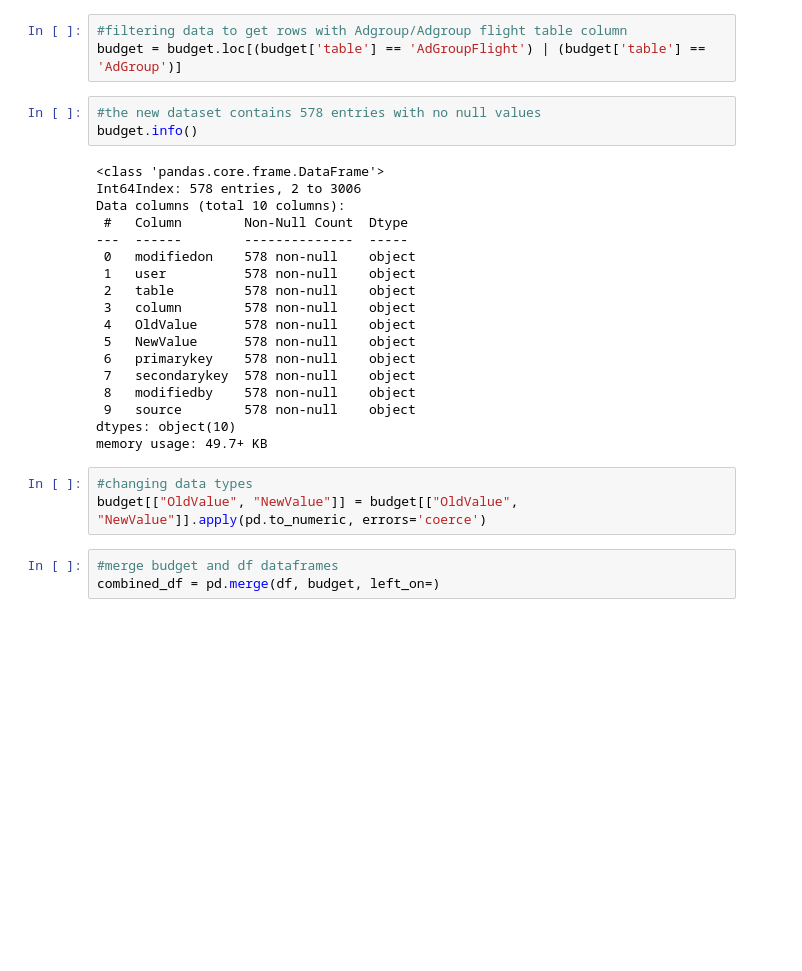
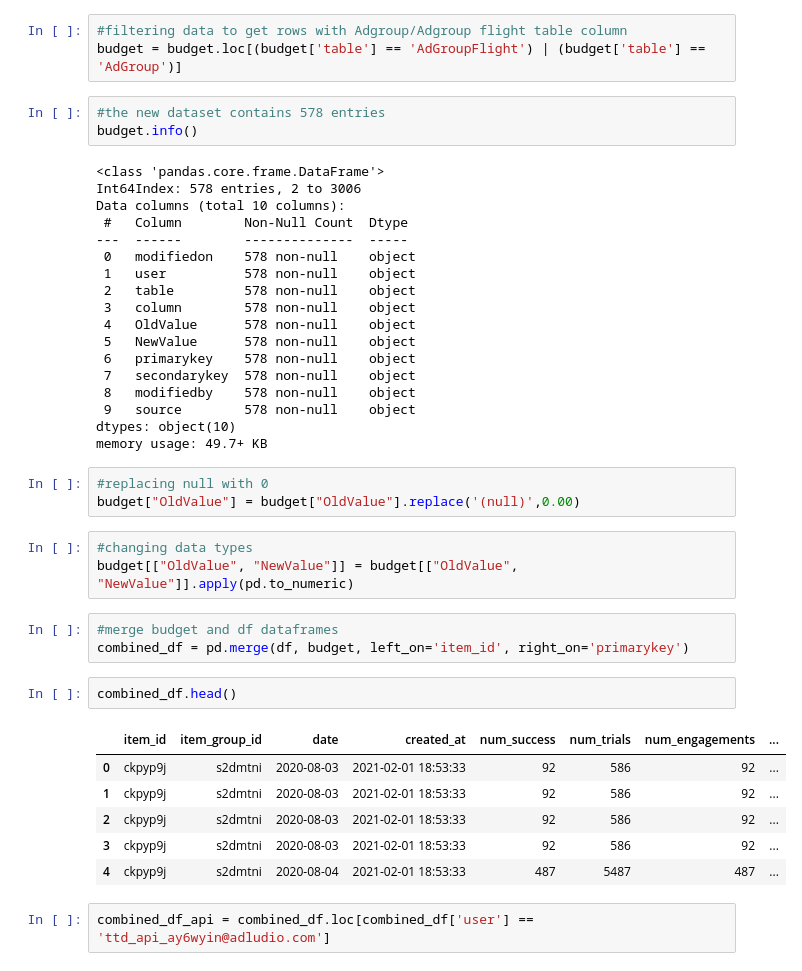
Before and after one commit to VictoriaAkintomide/algos-challenge, a Jupyter notebook: notebooks/Bayesian_bandit_data.ipynb, the cells around one changed output. Saved outputs shown, nothing was run; the diff lists cells and outputs as text; blank space fills up the shorter version.

```diff
--- a/notebooks/Bayesian_bandit_data.ipynb
+++ b/notebooks/Bayesian_bandit_data.ipynb
@@ -422,7 +422,7 @@ budget.head()
 #filtering data to get rows with Adgroup/Adgroup flight table column
 budget = budget.loc[(budget['table'] == 'AdGroupFlight') | (budget['table'] == 'AdGroup')]
 # %%
-#the new dataset contains 578 entries with no null values
+#the new dataset contains 578 entries
 budget.info()
 # %% [output]
 <class 'pandas.core.frame.DataFrame'>
@@ -442,9 +442,23 @@ Data columns (total 10 columns):
  9   source        578 non-null    object
 dtypes: object(10)
 memory usage: 49.7+ KB
+# %%
+#replacing null with 0
+budget["OldValue"] = budget["OldValue"].replace('(null)',0.00)
 # %%
 #changing data types
-budget[["OldValue", "NewValue"]] = budget[["OldValue", "NewValue"]].apply(pd.to_numeric, errors='coerce')
+budget[["OldValue", "NewValue"]] = budget[["OldValue", "NewValue"]].apply(pd.to_numeric)
 # %%
 #merge budget and df dataframes
-combined_df = pd.merge(df, budget, left_on=)
+combined_df = pd.merge(df, budget, left_on='item_id', right_on='primarykey')
+# %%
+combined_df.head()
+# %% [output]
+|  | item_id | item_group_id | date | created_at | num_success | num_trials | num_engagements | ... |
+| 0 | ckpyp9j | s2dmtni | 2020-08-03 | 2021-02-01 18:53:33 | 92 | 586 | 92 | ... |
+| 1 | ckpyp9j | s2dmtni | 2020-08-03 | 2021-02-01 18:53:33 | 92 | 586 | 92 | ... |
+| 2 | ckpyp9j | s2dmtni | 2020-08-03 | 2021-02-01 18:53:33 | 92 | 586 | 92 | ... |
+| 3 | ckpyp9j | s2dmtni | 2020-08-03 | 2021-02-01 18:53:33 | 92 | 586 | 92 | ... |
+| 4 | ckpyp9j | s2dmtni | 2020-08-04 | 2021-02-01 18:53:33 | 487 | 5487 | 487 | ... |
+# %%
+combined_df_api = combined_df.loc[combined_df['user'] == 'ttd_api_ay6wyin@adludio.com']
```
Also changed, not shown: parts of 3 cells of this notebook.
